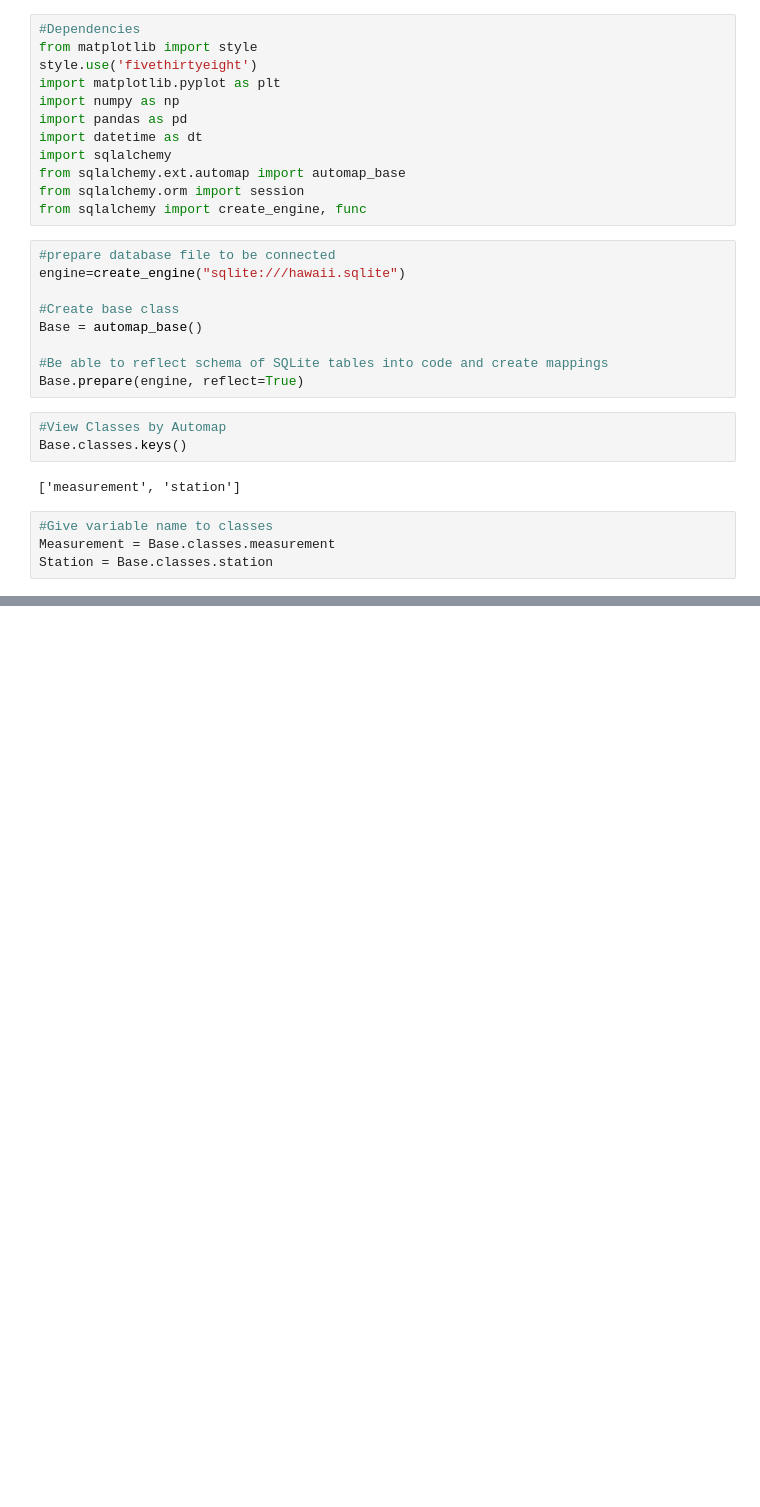
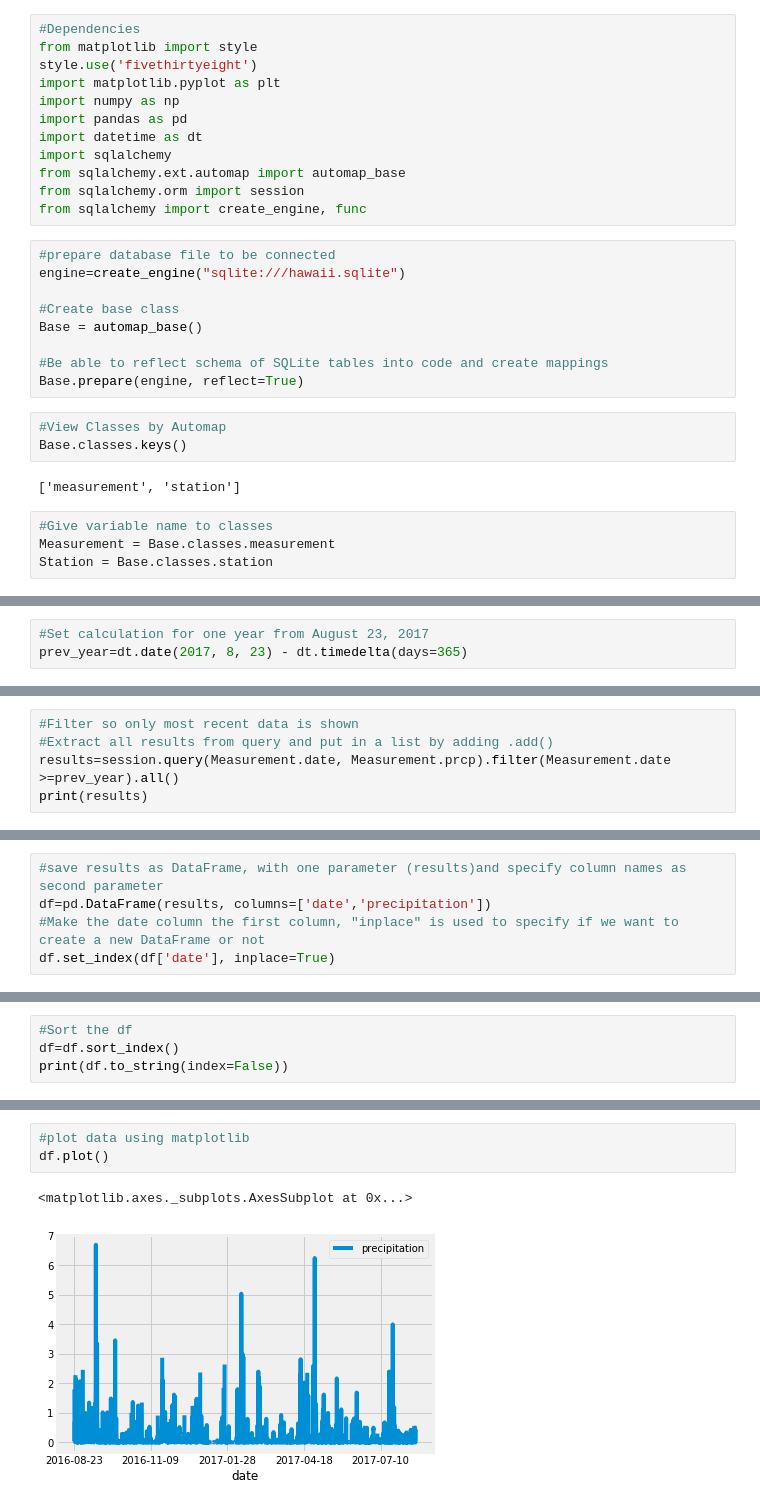
Before and after one commit to hhnguyenn/surfs_up, a Jupyter notebook: climate_analysis.ipynb, the cells around one changed output, grey strips where cells are left out. Drawn from its saved outputs; the diff is of its cells as text; blank space fills up the shorter version.

```diff
--- a/climate_analysis.ipynb
+++ b/climate_analysis.ipynb
@@ -34,0 +36,3 @@ Session = sessionmaker(engine)
+# %%
+#Set calculation for one year from August 23, 2017
+prev_year=dt.date(2017, 8, 23) - dt.timedelta(days=365)
@@ -34,0 +49,5 @@ Session = sessionmaker(engine)
+# %%
+#Filter so only most recent data is shown
+#Extract all results from query and put in a list by adding .add()
+results=session.query(Measurement.date, Measurement.prcp).filter(Measurement.date >=prev_year).all()
+print(results)
@@ -34,0 +56,5 @@ Session = sessionmaker(engine)
+# %%
+#save results as DataFrame, with one parameter (results)and specify column names as second parameter
+df=pd.DataFrame(results, columns=['date','precipitation'])
+#Make the date column the first column, "inplace" is used to specify if we want to create a new DataFrame or not
+df.set_index(df['date'], inplace=True)
@@ -34,0 +100,4 @@ Session = sessionmaker(engine)
+# %%
+#Sort the df
+df=df.sort_index()
+print(df.to_string(index=False))
@@ -34,0 +122,6 @@ Session = sessionmaker(engine)
+# %%
+#plot data using matplotlib
+df.plot()
+# %% [output]
+<matplotlib.axes._subplots.AxesSubplot at 0x...>
+[figure, added]
```
Also changed, not shown: parts of 9 cells of this notebook.
